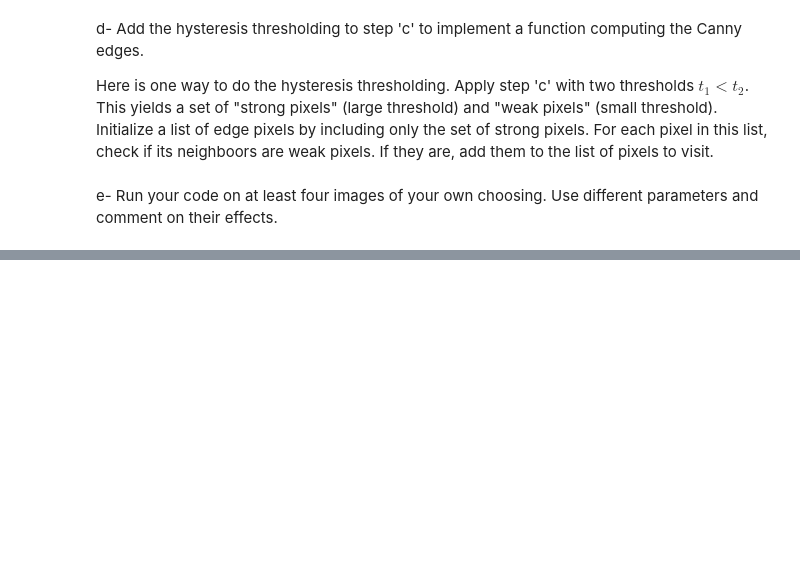
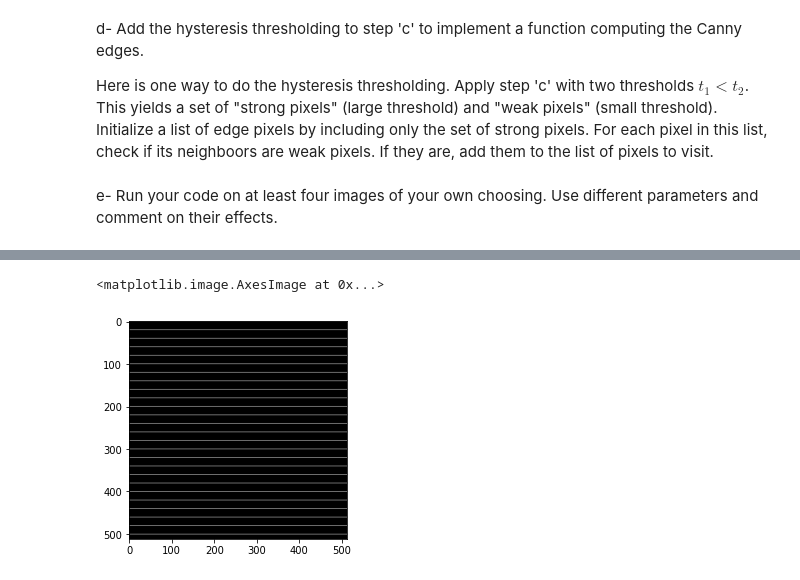
Before and after one commit to yeb2Binfang/DS_GY_3001_CV, a Jupyter notebook: HW/HW2/homework2.ipynb, the cells around one changed output, grey strips where cells are left out. Cells and saved outputs as stored; diff of their text form; code cells hidden in the pictures; blank space fills up the shorter version.

```diff
--- a/HW/HW2/homework2.ipynb
+++ b/HW/HW2/homework2.ipynb
@@ -316,0 +316,11 @@ plt.show()
+# %%
+nnnn = np.zeros((512,512))
+for i in range(512):
+  for j in range(512):
+    if i%20==0:
+      nnnn[i,j]=255
+# %%
+plt.imshow(nnnn)
+# %% [output]
+<matplotlib.image.AxesImage at 0x...>
+[figure, added]
```
Also changed, not shown: parts of 8 cells of this notebook.
